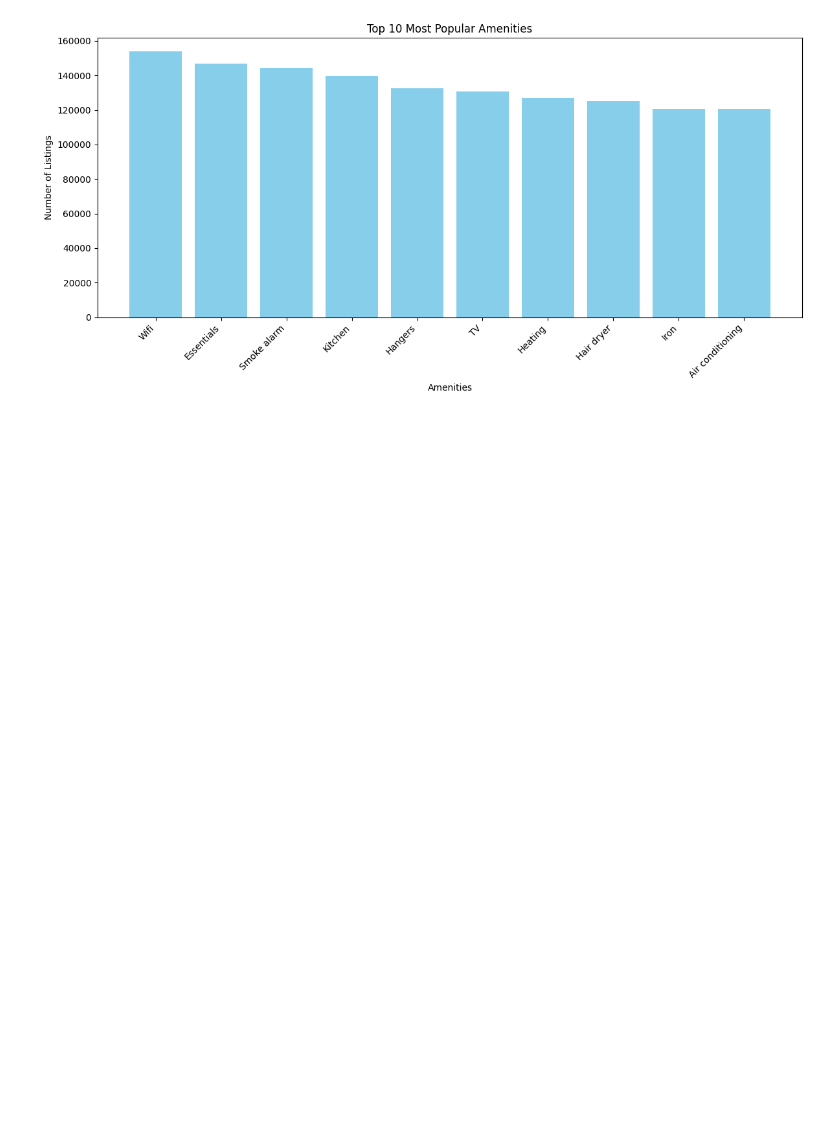
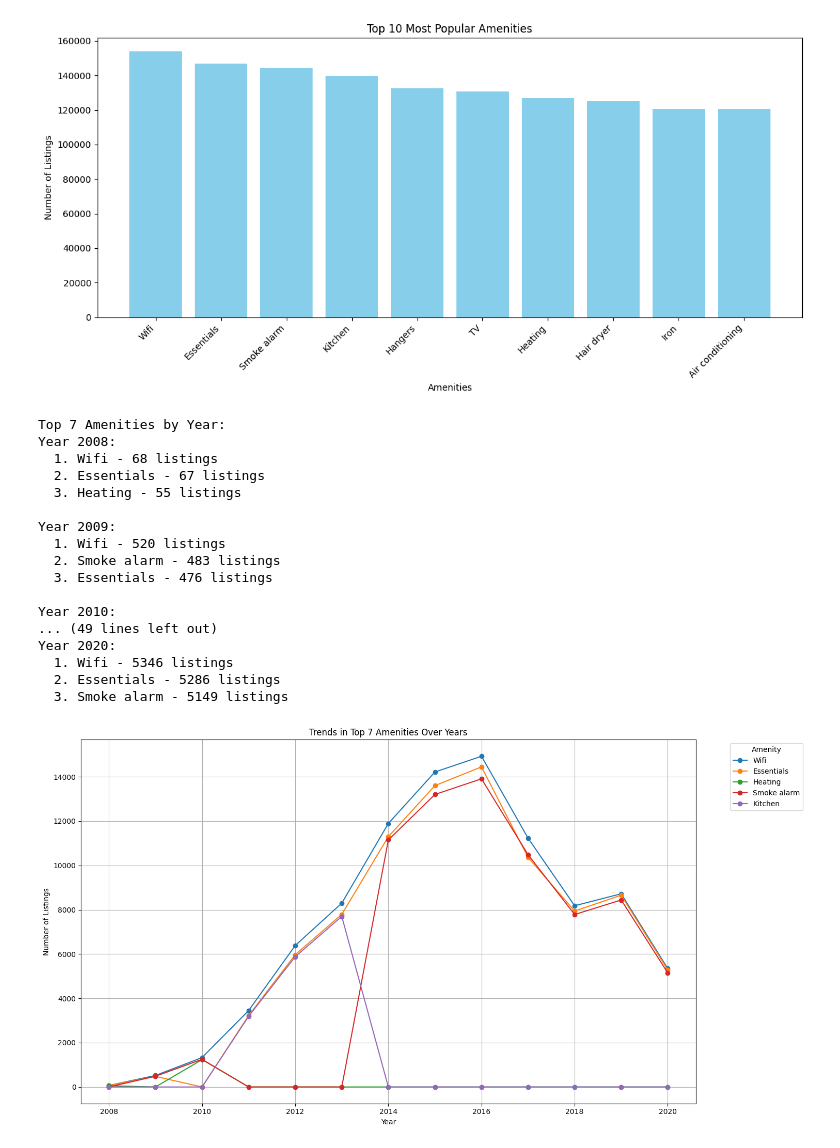
Before and after one commit to hmk81996/data_class_project_1, a Jupyter notebook: airbnb_cost_growth_exploration.ipynb, the cells around one changed output. Saved outputs shown, nothing was run; the diff lists cells and outputs as text; code cells hidden in the pictures; blank space fills up the shorter version.

Commit message:
Amenities by year in list and graph. Tried to pull 7 only got 3.

```diff
--- a/airbnb_cost_growth_exploration.ipynb
+++ b/airbnb_cost_growth_exploration.ipynb
@@ -154,3 +150,55 @@ plt.tight_layout()  # Adjust layout to prevent clipping
 plt.show()
 # %% [output]
 [figure]
+# %%
+import pandas as pd
+import matplotlib.pyplot as plt
+
+# Create a DataFrame that tracks the count of each top 7 amenity by year
+amenity_trend_data = {}
+
+# Print the top 7 amenities by year
+print("Top 7 Amenities by Year:")
+for year, amenities in sorted(top_amenities_per_year.items()):
+    print(f"Year {int(year)}:")
+    for rank, (amenity, count) in enumerate(amenities[:7], start=1):  # Top 7 amenities
+        print(f"  {rank}. {amenity} - {count} listings")
+        if amenity not in amenity_trend_data:
+            amenity_trend_data[amenity] = {}
+        amenity_trend_data[amenity][year] = count
+    print()  # Newline for better readability
+
+# Convert to DataFrame
+amenity_trend_df = pd.DataFrame(amenity_trend_data).fillna(0)
+
+# Plot trends for the top 7 most common amenities
+plt.figure(figsize=(15, 8))
+for amenity in amenity_trend_df.columns:
+    plt.plot(amenity_trend_df.index, amenity_trend_df[amenity], marker='o', label=amenity)
+
+plt.xlabel('Year')
+plt.ylabel('Number of Listings')
+plt.title('Trends in Top 7 Amenities Over Years')
+plt.legend(title='Amenity', bbox_to_anchor=(1.05, 1), loc='upper left')
+plt.tight_layout()
+plt.grid(True)
+plt.show()
+# %% [output]
+Top 7 Amenities by Year:
+Year 2008:
+  1. Wifi - 68 listings
+  2. Essentials - 67 listings
+  3. Heating - 55 listings
+
+Year 2009:
+  1. Wifi - 520 listings
+  2. Smoke alarm - 483 listings
+  3. Essentials - 476 listings
+
+Year 2010:
+... (49 lines left out)
+Year 2020:
+  1. Wifi - 5346 listings
+  2. Essentials - 5286 listings
+  3. Smoke alarm - 5149 listings
+[figure, added]
```
Also changed, not shown: parts of 2 cells of this notebook.
